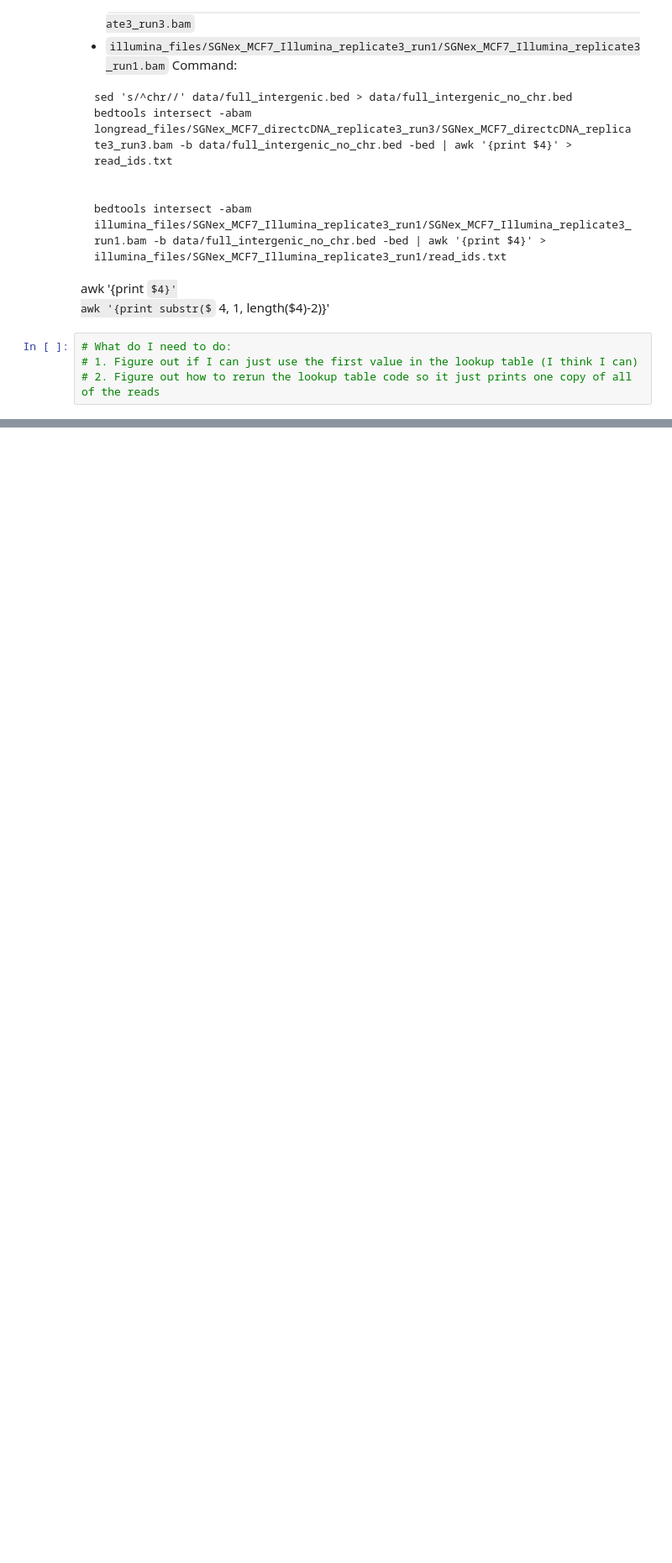
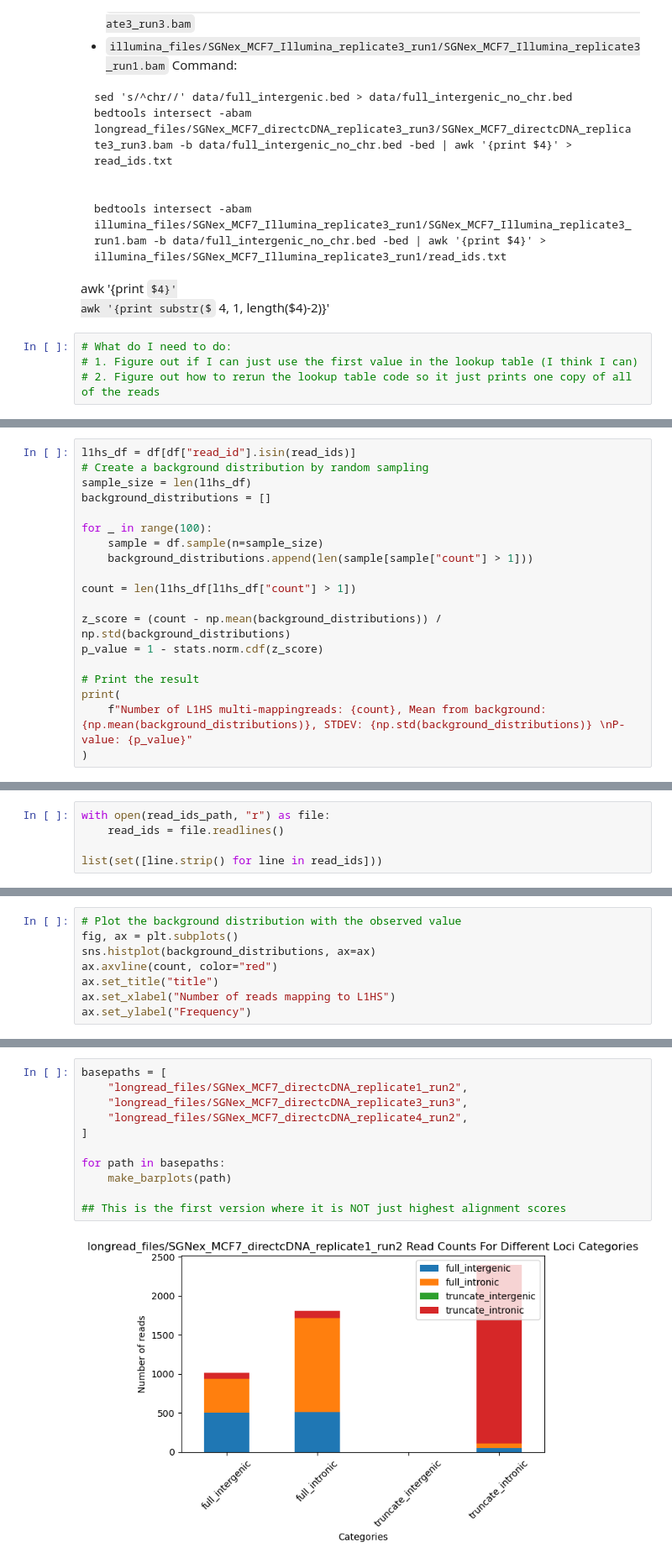
Before and after one commit to gage-lab/bulk_te_bench, a Jupyter notebook: analysis/multimapping_analysis.ipynb, the cells around one changed output, grey strips where cells are left out. Shown at 84% size. Saved outputs shown, nothing was run; the diff lists cells and outputs as text; some formulas as TeX source; blank space fills up the shorter version.

```diff
--- a/analysis/multimapping_analysis.ipynb
+++ b/analysis/multimapping_analysis.ipynb
@@ -145,0 +183,19 @@ run_sims(df, read_ids, "MCF-7 Short Read Replicate 3")
+# %%
+l1hs_df = df[df["read_id"].isin(read_ids)]
+# Create a background distribution by random sampling
+sample_size = len(l1hs_df)
+background_distributions = []
+
+for _ in range(100):
+    sample = df.sample(n=sample_size)
+    background_distributions.append(len(sample[sample["count"] > 1]))
+
+count = len(l1hs_df[l1hs_df["count"] > 1])
+
+z_score = (count - np.mean(background_distributions)) / np.std(background_distributions)
+p_value = 1 - stats.norm.cdf(z_score)
+
+# Print the result
+print(
+    f"Number of L1HS multi-mappingreads: {count}, Mean from background: {np.mean(background_distributions)}, STDEV: {np.std(background_distributions)} \nP-value: {p_value}"
+)
@@ -145,0 +205,5 @@ run_sims(df, read_ids, "MCF-7 Short Read Replicate 3")
+# %%
+with open(read_ids_path, "r") as file:
+    read_ids = file.readlines()
+
+list(set([line.strip() for line in read_ids]))
@@ -145,0 +264,8 @@ run_sims(df, read_ids, "MCF-7 Short Read Replicate 3")
+# %%
+# Plot the background distribution with the observed value
+fig, ax = plt.subplots()
+sns.histplot(background_distributions, ax=ax)
+ax.axvline(count, color="red")
+ax.set_title("title")
+ax.set_xlabel("Number of reads mapping to L1HS")
+ax.set_ylabel("Frequency")
@@ -145,0 +349,13 @@ run_sims(df, read_ids, "MCF-7 Short Read Replicate 3")
+# %%
+basepaths = [
+    "longread_files/SGNex_MCF7_directcDNA_replicate1_run2",
+    "longread_files/SGNex_MCF7_directcDNA_replicate3_run3",
+    "longread_files/SGNex_MCF7_directcDNA_replicate4_run2",
+]
+
+for path in basepaths:
+    make_barplots(path)
+
+## This is the first version where it is NOT just highest alignment scores
+# %% [output]
+[figure, added]
```
Also changed, not shown: parts of 45 cells of this notebook, 1 other file.
